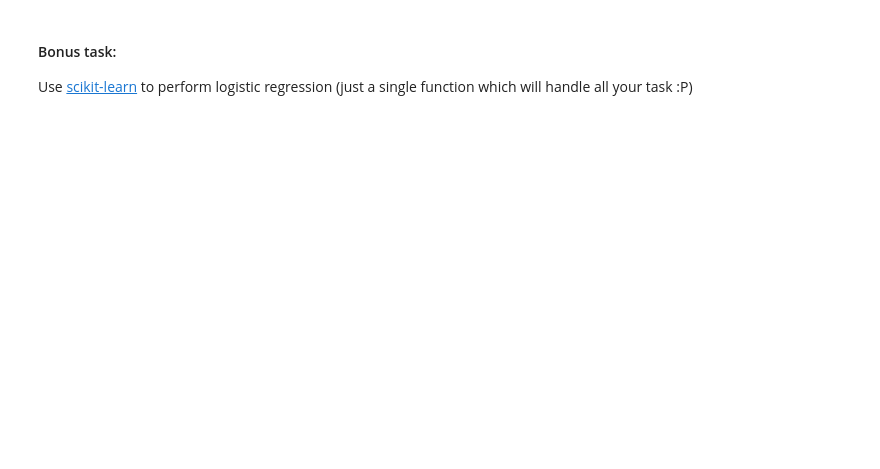
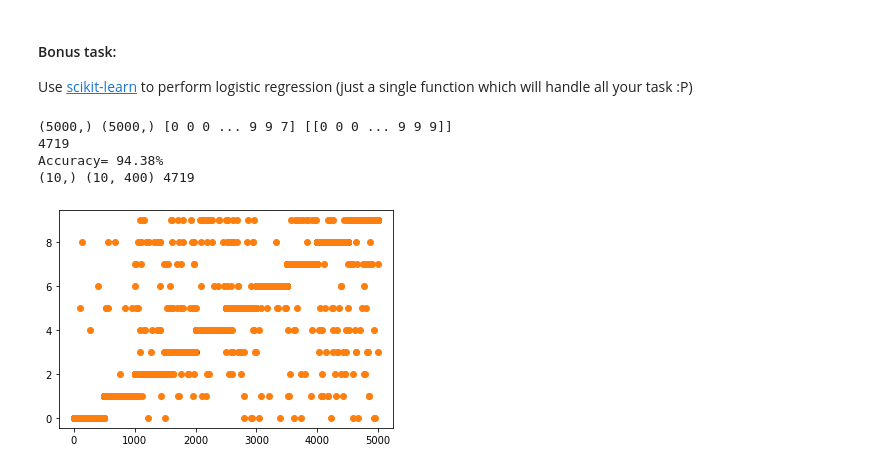
Before and after one commit to aka2910/hello-git, a Jupyter notebook: Assignment 3/Logistic Regression.ipynb, the cells around one changed output. Saved outputs shown, nothing was run; the diff lists cells and outputs as text; code cells hidden in the pictures; blank space fills up the shorter version.

```diff
--- a/Assignment 3/Logistic Regression.ipynb
+++ b/Assignment 3/Logistic Regression.ipynb
@@ -101,12 +145,20 @@ Generate the [confusion matrix](https://en.wikipedia.org/wiki/Confusion_matrix)
 #### Bonus task:
 Use [scikit-learn](https://scikit-learn.org/stable/modules/generated/sklearn.linear_model.LogisticRegression.html) to perform logistic regression (just a single function which will handle all your task :P)
 # %%
-model = LogisticRegression(solver='liblinear').fit(x, y[0])
+model = LogisticRegression(solver='liblinear').fit(X, y[0])
 xx=np.arange(5000)
-y_pred = model.predict(x)
-print(y[0].shape,y_pred.shape,y_pred,y)
-arr=np.where(y_pred==y,1,0)
+y_pred1 = model.predict(X)
+print(y[0].shape,y_pred1.shape,y_pred1,y)
+arr=np.where(y_pred1==y,1,0)
+print(np.sum(arr))
+print("Accuracy= {}%".format(np.sum(arr)/50))
 print(model.intercept_.shape,model.coef_.shape,np.sum(arr))
 plt.scatter(xx,y)
-plt.scatter(xx,y_pred)
+plt.scatter(xx,y_pred1)
 plt.show()
+# %% [output]
+(5000,) (5000,) [0 0 0 ... 9 9 7] [[0 0 0 ... 9 9 9]]
+4719
+Accuracy= 94.38%
+(10,) (10, 400) 4719
+[figure, added]
```
Also changed, not shown: parts of 7 cells of this notebook.
